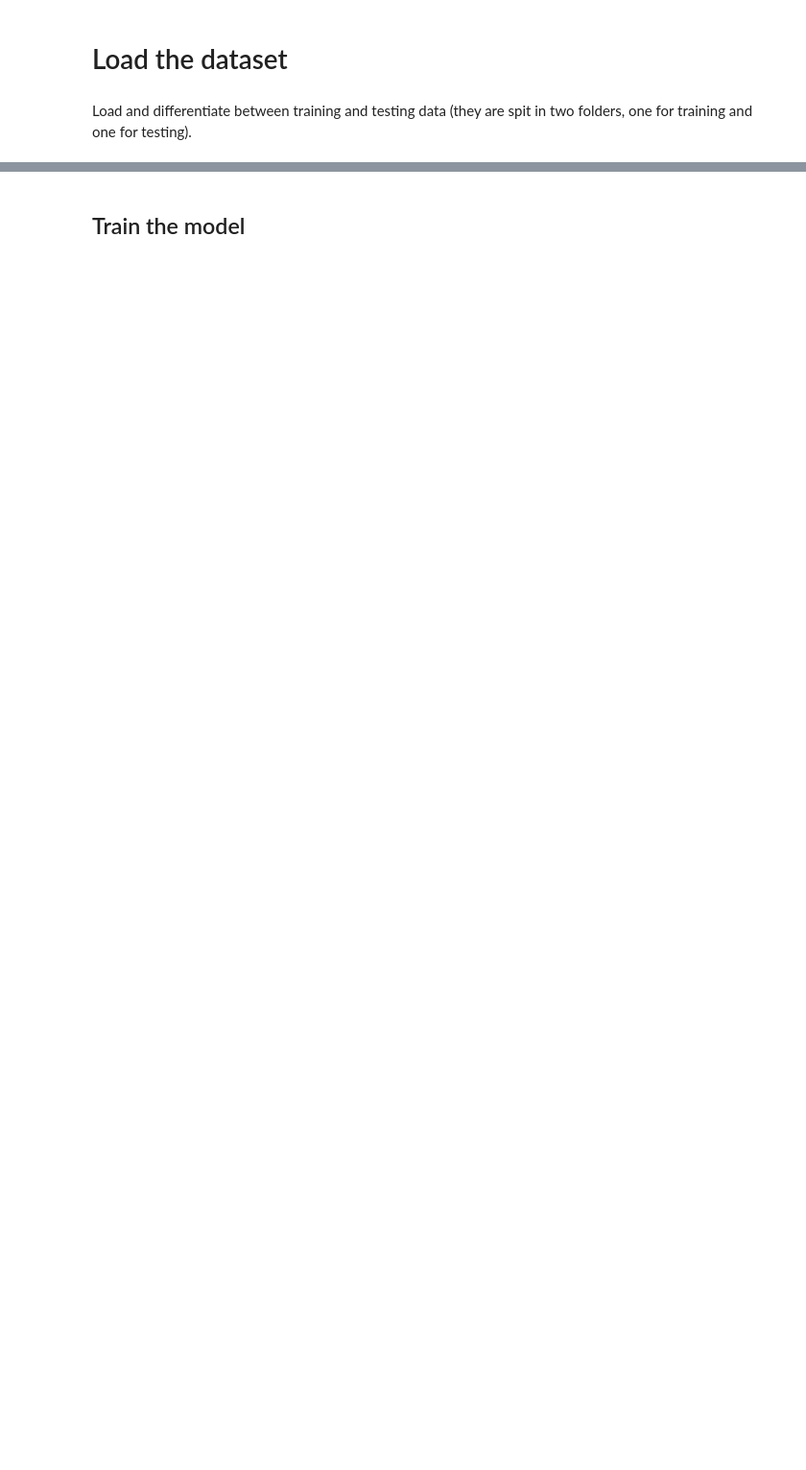
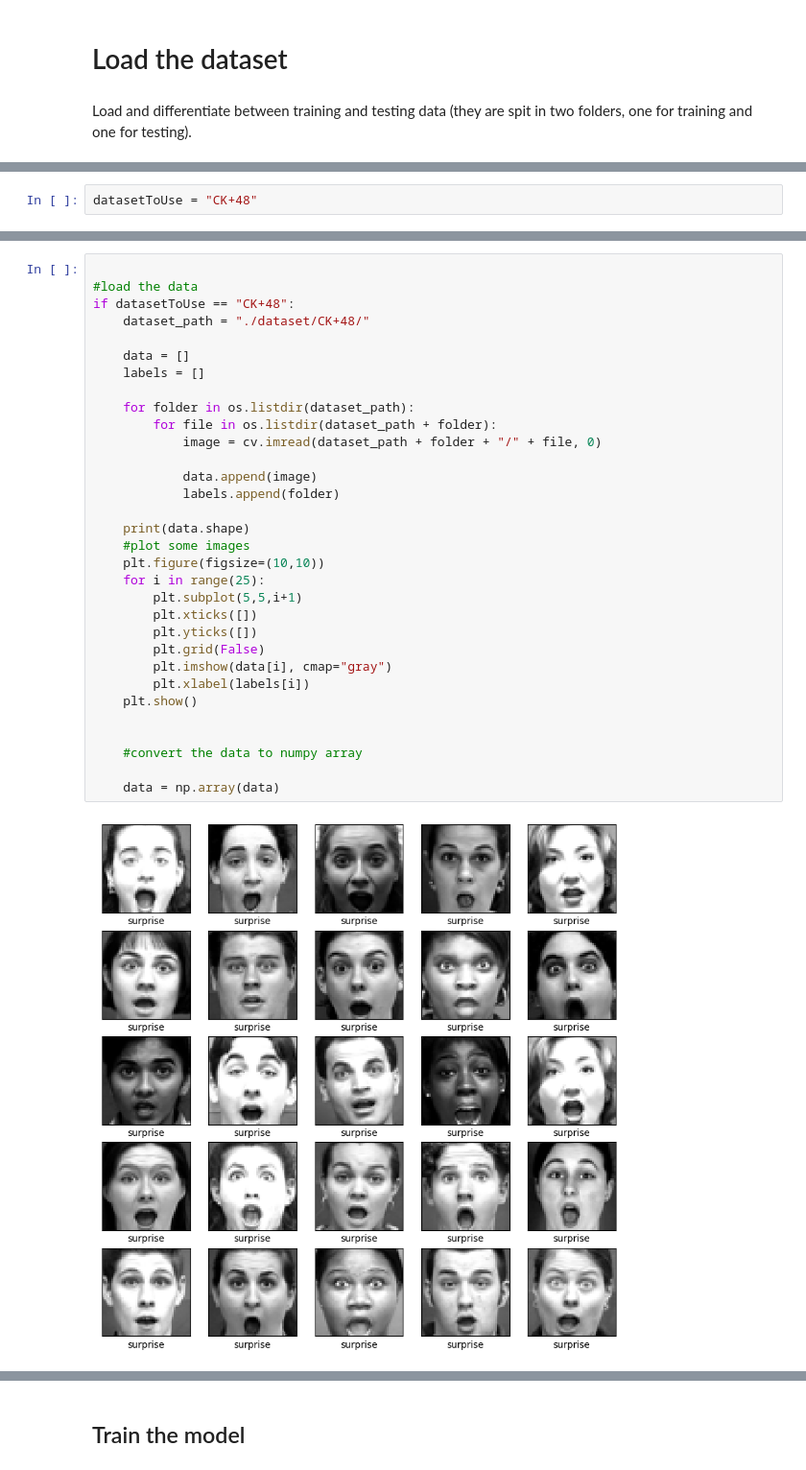
Before and after one commit to THESHADOW2030/FDS-project-EmotionRecognition, a Jupyter notebook: project.ipynb, the cells around one changed output, grey strips where cells are left out. Shown: that part at 96% size. Saved outputs shown, nothing was run; the diff lists cells and outputs as text; blank space fills up the shorter version.

```diff
--- a/project.ipynb
+++ b/project.ipynb
@@ -93,0 +45,2 @@ Found 7178 images belonging to 7 classes.
+# %%
+datasetToUse = "CK+48"
@@ -93,0 +96,34 @@ Found 7178 images belonging to 7 classes.
+# %%
+
+#load the data
+if datasetToUse == "CK+48":
+    dataset_path = "./dataset/CK+48/"
+
+    data = []
+    labels = []
+
+    for folder in os.listdir(dataset_path):
+        for file in os.listdir(dataset_path + folder):
+            image = cv.imread(dataset_path + folder + "/" + file, 0)
+
+            data.append(image)
+            labels.append(folder)
+
+    print(data.shape)
+    #plot some images
+    plt.figure(figsize=(10,10))
+    for i in range(25):
+        plt.subplot(5,5,i+1)
+        plt.xticks([])
+        plt.yticks([])
+        plt.grid(False)
+        plt.imshow(data[i], cmap="gray")
+        plt.xlabel(labels[i])
+    plt.show()
+
+
+    #convert the data to numpy array
+
+    data = np.array(data)
+# %% [output]
+[figure, added]
```
Also changed, not shown: parts of 19 cells of this notebook, 2 other files.
